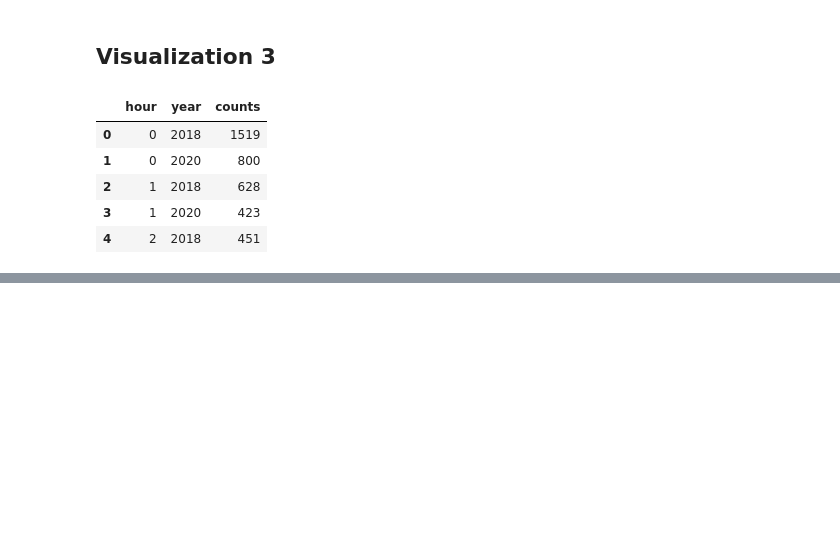
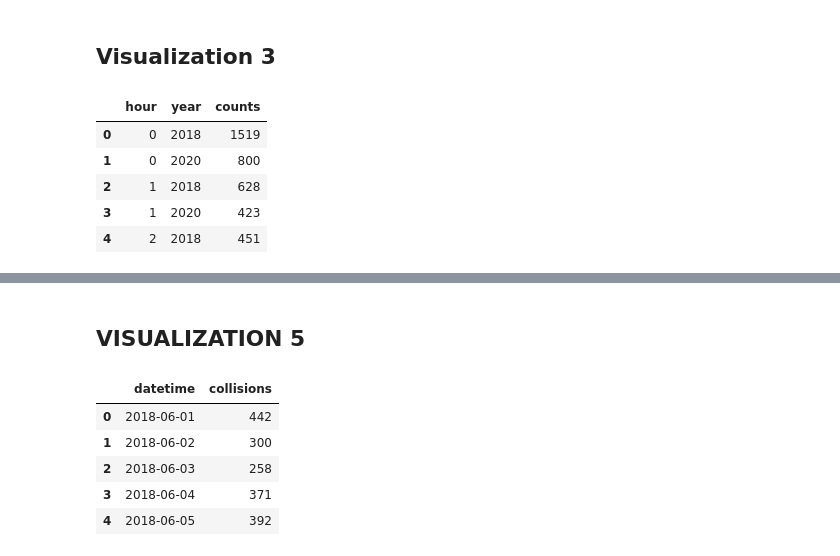
Before and after one commit to carlosarboness/Data-Visualization, a Jupyter notebook: Project 1/collisions.ipynb, the cells around one changed output, grey strips where cells are left out. Saved outputs shown, nothing was run; the diff lists cells and outputs as text; code cells hidden in the pictures; blank space fills up the shorter version.

```diff
--- a/Project 1/collisions.ipynb
+++ b/Project 1/collisions.ipynb
@@ -79,3 +79,18 @@ alt.Chart(df3).mark_line().encode(
 )
 # %% [output]
 [interactive output not drawn]
+# %% [markdown]
+## VISUALIZATION 5
+# %%
+df5 = pd.DataFrame({'datetime': pd.to_datetime(collisions["CRASH DATE"])})
+df5 = df5.groupby(['datetime']).size().reset_index(name='collisions')
+#check the collisions type of data
+df5.dtypes
+df5.head()
+# %% [output]
+|  | datetime | collisions |
+| 0 | 2018-06-01 | 442 |
+| 1 | 2018-06-02 | 300 |
+| 2 | 2018-06-03 | 258 |
+| 3 | 2018-06-04 | 371 |
+| 4 | 2018-06-05 | 392 |
```
Also changed, not shown: parts of 4 cells of this notebook, 6 other files.
